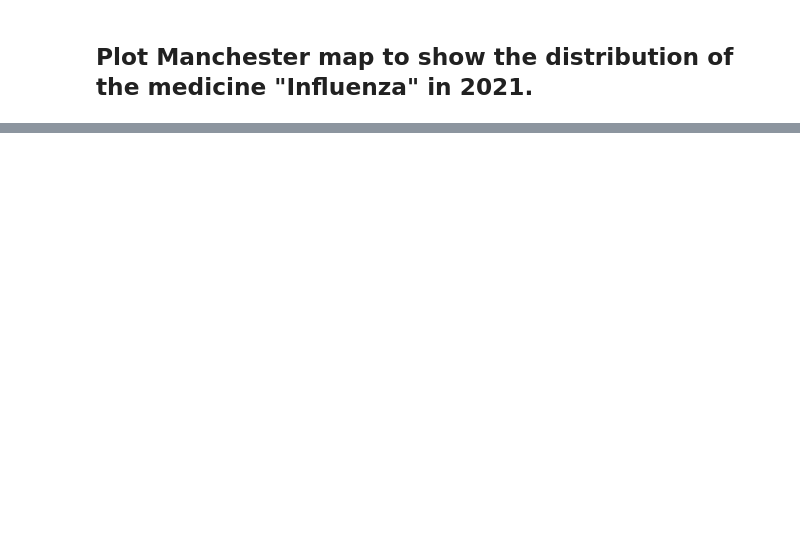
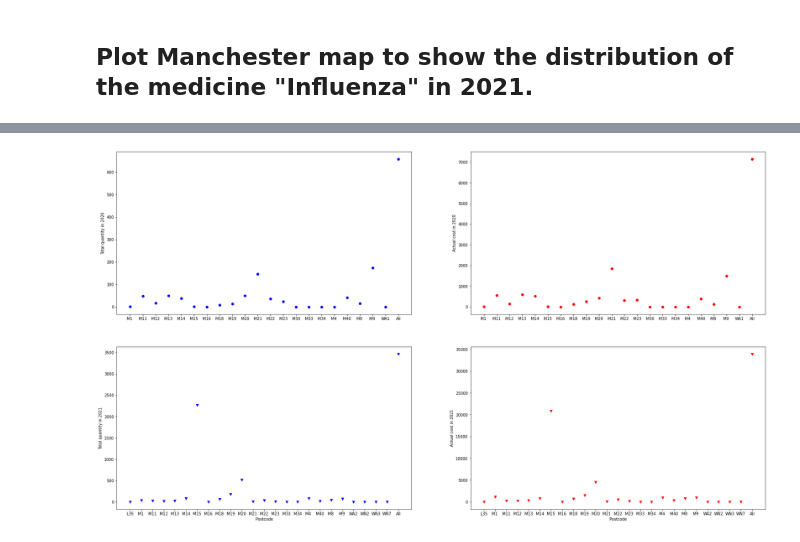
Before and after one commit to zahraa-m/PHE_UK, a Jupyter notebook: PHE_UK.ipynb, the cells around one changed output, grey strips where cells are left out. Cells and saved outputs as stored; diff of their text form; code cells hidden in the pictures; blank space fills up the shorter version.

```diff
--- a/PHE_UK.ipynb
+++ b/PHE_UK.ipynb
@@ -188,0 +349,36 @@ fig_map1.show()
+# %%
+#Generating a crosstable with the actual cost of each category of medicine per postcode in 2020
+AC_per_med_2020 = pd.crosstab(index=a_2020['area_co'], columns=a_2020['BNF_CHAPTER_PLUS_CODE'], values=a_2020['ACTUAL_COST'], aggfunc='sum', margins=True).fillna(0).astype(int)
+#print(TQ3_per_med_2020)
+AC1_per_med_2020 = AC_per_med_2020.reset_index()
+#AC1_per_med_2020 = AC_per_med_2020.drop("All", axis = 1)
+#print(AC1_per_med_2020.head(2))
+
+#Generating a crosstable with the actual cost of each category of medicine per postcode in 2021
+AC_per_med_2021 = pd.crosstab(index=a_2021['area_co'], columns=a_2021['BNF_CHAPTER_PLUS_CODE'], values=a_2021['ACTUAL_COST'], aggfunc='sum', margins=True).fillna(0).astype(int)
+#print(TQ5_per_med_2021)
+AC1_per_med_2021 = AC_per_med_2021.reset_index()
+#AC1_per_med_2021 = AC_per_med_2021.drop("All", axis = 1)
+#print(AC1_per_med_2021.info)
+# %%
+#Plotting the total quantity and actual cost of the category "Immunological products and vaccines" per postcode in Greater Manchester in 2020 and 2021
+import matplotlib.pyplot as plt
+
+
+fig, ax = plt.subplots(2, 2, sharey = False)
+ax[0,0].figure.set_figwidth(30)
+ax[0,0].figure.set_figheight(17)
+ax[0,0].scatter(TQ4_per_med_2020['area_co'], TQ4_per_med_2020['14: Immunological Products and Vaccines'], color = 'b', marker = 'o')
+ax[1,0].scatter(TQ4_per_med_2021['area_co'], TQ4_per_med_2021['14: Immunological Products and Vaccines'], color = 'b', marker = 'v')
+ax[0,1].scatter(AC1_per_med_2020['area_co'], AC1_per_med_2020['14: Immunological Products and Vaccines'], color = 'r', marker = 'o')
+ax[1,1].scatter(AC1_per_med_2021['area_co'], AC1_per_med_2021['14: Immunological Products and Vaccines'], color = 'r', marker = 'v')
+ax[0,0].set_ylabel("Total quantity in 2020")
+ax[1,0].set_ylabel("Total quantity in 2021")
+ax[0,1].set_ylabel("Actual cost in 2020")
+ax[1,1].set_ylabel("Actual cost in 2021")
+ax[1,0].set_xlabel("Postcode")
+ax[1,1].set_xlabel("Postcode")
+#ax[0].title("Total quantity of Immunological Products and Vaccines in April 2021 according to the postcode")
+plt.show()
+# %% [output]
+[figure, added]
```
Also changed, not shown: parts of 9 cells of this notebook.
